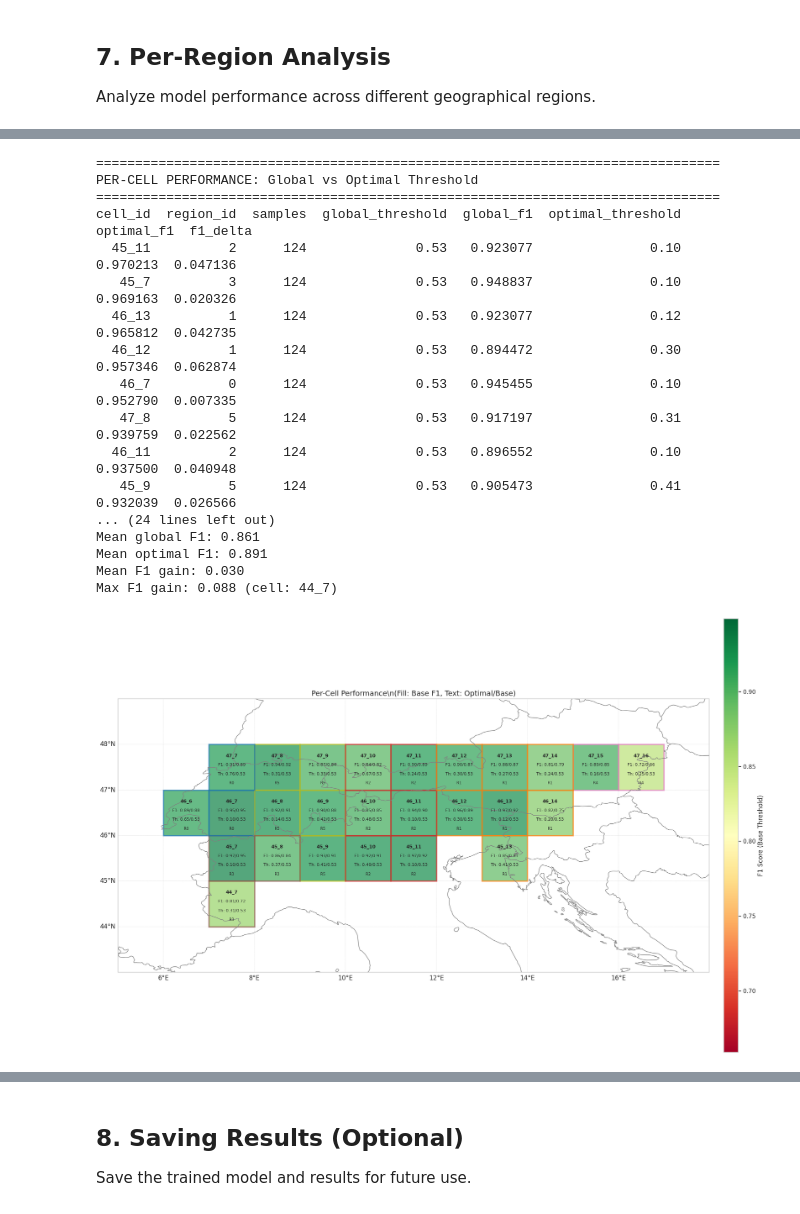
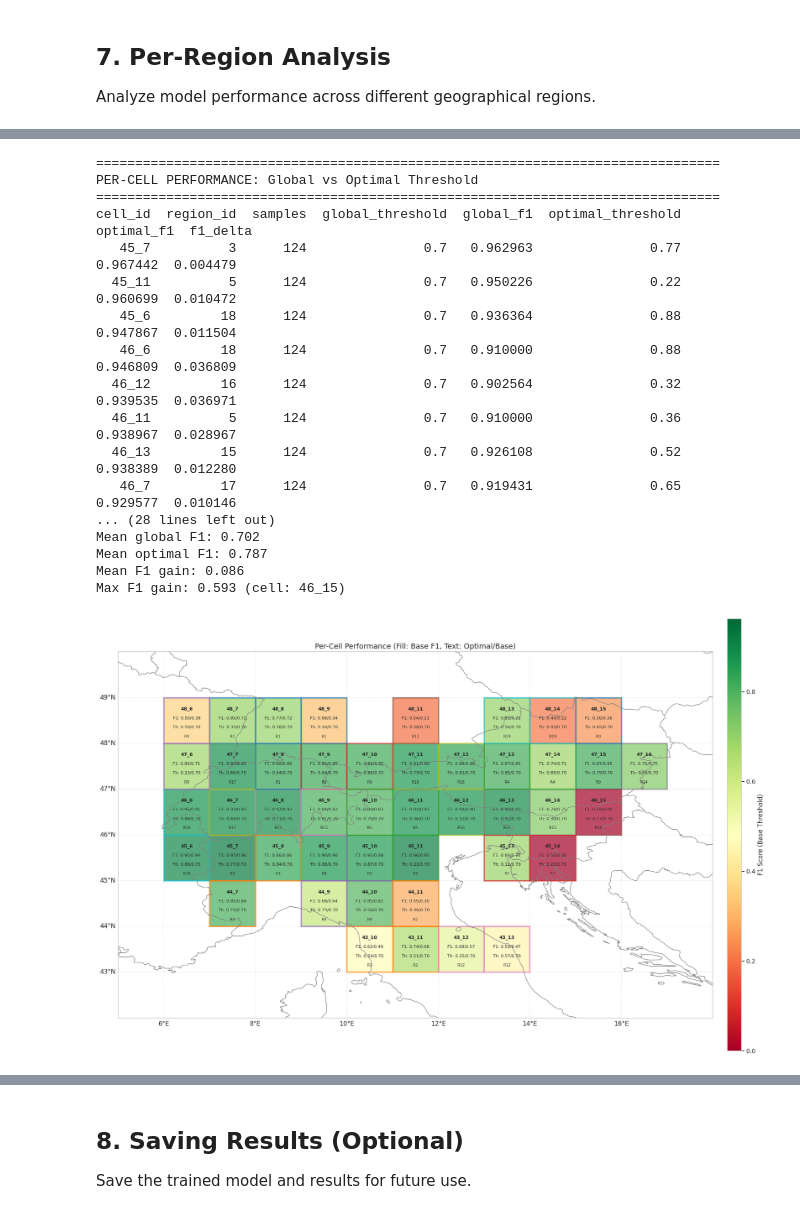
Before and after one commit to Genajoin/paraglideml, a Jupyter notebook: notebooks/05_multiregional_model.ipynb, the cells around one changed output, grey strips where cells are left out. Saved outputs shown, nothing was run; the diff lists cells and outputs as text; code cells hidden in the pictures.

```diff
--- a/notebooks/05_multiregional_model.ipynb
+++ b/notebooks/05_multiregional_model.ipynb
@@ -77,7 +77,7 @@ Multi-regional module loaded successfully!
 # %%
 # Configure the experiment
 config = MultiRegionalConfig(
-    num_regions=6,           # Number of geographical regions
+    num_regions=20,           # Number of geographical regions
     regional_embedding_dim=32,  # Dimension of regional embeddings
     learning_rate=0.001,     # Learning rate
     dropout_rate=0.3,        # Dropout rate
@@ -506,19 +502,19 @@ print(f"Max F1 gain: {cell_threshold_stats['f1_delta'].max():.3f} (cell: {cell_t
 PER-CELL PERFORMANCE: Global vs Optimal Threshold
 ================================================================================
 cell_id  region_id  samples  global_threshold  global_f1  optimal_threshold  optimal_f1  f1_delta
-  45_11          2      124              0.53   0.923077               0.10    0.970213  0.047136
-   45_7          3      124              0.53   0.948837               0.10    0.969163  0.020326
-  46_13          1      124              0.53   0.923077               0.12    0.965812  0.042735
-  46_12          1      124              0.53   0.894472               0.30    0.957346  0.062874
-   46_7          0      124              0.53   0.945455               0.10    0.952790  0.007335
-   47_8          5      124              0.53   0.917197               0.31    0.939759  0.022562
-  46_11          2      124              0.53   0.896552               0.10    0.937500  0.040948
-   45_9          5      124              0.53   0.905473               0.41    0.932039  0.026566
-... (24 lines left out)
-Mean global F1: 0.861
-Mean optimal F1: 0.891
-Mean F1 gain: 0.030
-Max F1 gain: 0.088 (cell: 44_7)
+   45_7          3      124               0.7   0.962963               0.77    0.967442  0.004479
+  45_11          5      124               0.7   0.950226               0.22    0.960699  0.010472
+   45_6         18      124               0.7   0.936364               0.88    0.947867  0.011504
+   46_6         18      124               0.7   0.910000               0.88    0.946809  0.036809
+  46_12         16      124               0.7   0.902564               0.32    0.939535  0.036971
+  46_11          5      124               0.7   0.910000               0.36    0.938967  0.028967
+  46_13         15      124               0.7   0.926108               0.52    0.938389  0.012280
+   46_7         17      124               0.7   0.919431               0.65    0.929577  0.010146
+... (28 lines left out)
+Mean global F1: 0.702
+Mean optimal F1: 0.787
+Mean F1 gain: 0.086
+Max F1 gain: 0.593 (cell: 46_15)
 # %%
 # Per-cell performance map: color by base F1, show both values
 import cartopy.crs as ccrs
@@ -575,35 +571,35 @@ for _, row in cell_threshold_stats.iterrows():
                      alpha=0.7,
                      zorder=2,
                      transform=ccrs.PlateCarree())
     ax.add_patch(rect)
 
     # Текст внутри ячейки (тоже с transform!)
     ax.text(lon + 0.5, lat + 0.75, cell_id,
             ha='center', va='center', fontsize=9, fontweight='bold', zorder=4,
             transform=ccrs.PlateCarree())
     ax.text(lon + 0.5, lat + 0.55, f"F1: {f1_opt:.2f}/{f1_base:.2f}",
             ha='center', va='center', fontsize=8, zorder=4,
             transform=ccrs.PlateCarree())
     ax.text(lon + 0.5, lat + 0.35, f"Th: {th_opt:.2f}/{th_base:.2f}",
             ha='center', va='center', fontsize=8, zorder=4,
             transform=ccrs.PlateCarree())
     ax.text(lon + 0.5, lat + 0.15, f"R{region_id}",
             ha='center', va='center', fontsize=7, zorder=4,
             transform=ccrs.PlateCarree())
 
 # Colorbar для F1 (base)
 sm = plt.cm.ScalarMappable(cmap=plt.cm.RdYlGn,
                             norm=plt.Normalize(vmin=cell_threshold_stats['global_f1'].min(),
                                              vmax=cell_threshold_stats['global_f1'].max()))
 sm.set_array([])
 cbar = plt.colorbar(sm, ax=ax, orientation='vertical', pad=0.02, aspect=30)
 cbar.set_label('F1 Score (Base Threshold)', fontsize=12)
 
-plt.title("Per-Cell Performance\\n(Fill: Base F1, Text: Optimal/Base)", fontsize=14)
+plt.title("Per-Cell Performance (Fill: Base F1, Text: Optimal/Base)", fontsize=14)
 plt.tight_layout()
 plt.show()
 # %% [output]
-[figure, old version]
+[figure, new version]
 # %%
 # Per-Region Probability Calibration
 import torch.nn as nn
```
Also changed, not shown: parts of 17 cells of this notebook, 3 other files.
